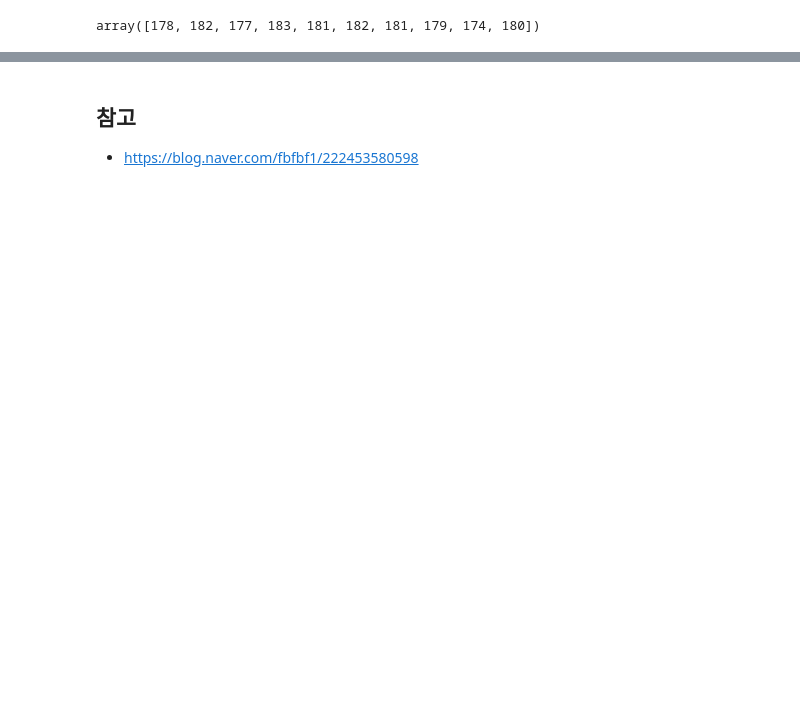
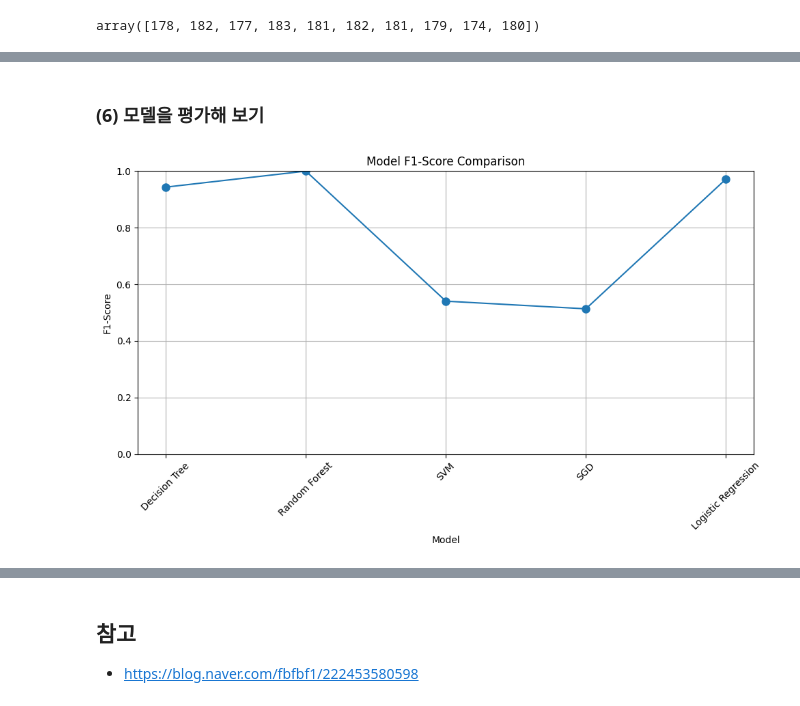
Before and after one commit to connected-0/first-repository-1, a Jupyter notebook: project/project_2/0906_project.ipynb, the cells around one changed output, grey strips where cells are left out. Saved outputs shown, nothing was run; the diff lists cells and outputs as text; code cells hidden in the pictures; blank space fills up the shorter version.

```diff
--- a/project/project_2/0906_project.ipynb
+++ b/project/project_2/0906_project.ipynb
@@ -440,0 +301,2 @@ from sklearn.datasets import load_breast_cancer
+# %%
+wines = load_wine()
@@ -440,0 +309,4 @@ from sklearn.datasets import load_breast_cancer
+# %%
+wines_f = wines.data
+wines_t = wines.target
+wines_n = wines.target_names
@@ -440,0 +339,3 @@ from sklearn.datasets import load_breast_cancer
+# %%
+X_train, X_test, y_train, y_test = train_test_split(
+    wines_f, wines_t, test_size=0.2, random_state=7)
@@ -440,0 +426,7 @@ from sklearn.datasets import load_breast_cancer
+# %%
+lr_model = LogisticRegression(random_state=32)
+
+lr_model.fit(X_train, y_train)
+lr_model_y_predict = lr_model.predict(X_test)
+
+print(classification_report(y_test, lr_model_y_predict))
@@ -440,0 +443,28 @@ from sklearn.datasets import load_breast_cancer
+# %% [markdown]
+### (6) 모델을 평가해 보기
+# %%
+# 각 모델 학습 및 정확도 측정
+models = [decision_tree, random_forest, svm_model, sgd_model, lr_model]
+model_names = ["Decision Tree", "Random Forest", "SVM", "SGD", "Logistic Regression"]
+wine_f1 = [] # 정확도 저장 리스트 생성
+
+for model, name in zip(models, model_names):
+    model.fit(X_train, y_train) # 학습
+    y_pred = model.predict(X_test) # 예측
+    report = classification_report(y_test, y_pred, output_dict = True)
+    wine_f1_score = report['weighted avg']['f1-score'] # f1-score
+    wine_f1.append(wine_f1_score) # f1-score 추가
+
+# 정확도 시각화
+plt.figure(figsize=(10, 6))
+plt.plot(model_names, wine_f1, marker='o', linestyle='-', markersize=8)
+plt.xlabel('Model')
+plt.ylabel('F1-Score')
+plt.title('Model F1-Score Comparison')
+plt.grid(True) # 그리드 표시
+plt.ylim(0, 1.0)
+plt.xticks(rotation=45)
+plt.tight_layout()
+plt.show()
+# %% [output]
+[figure, added]
```
Also changed, not shown: parts of 167 cells of this notebook.
